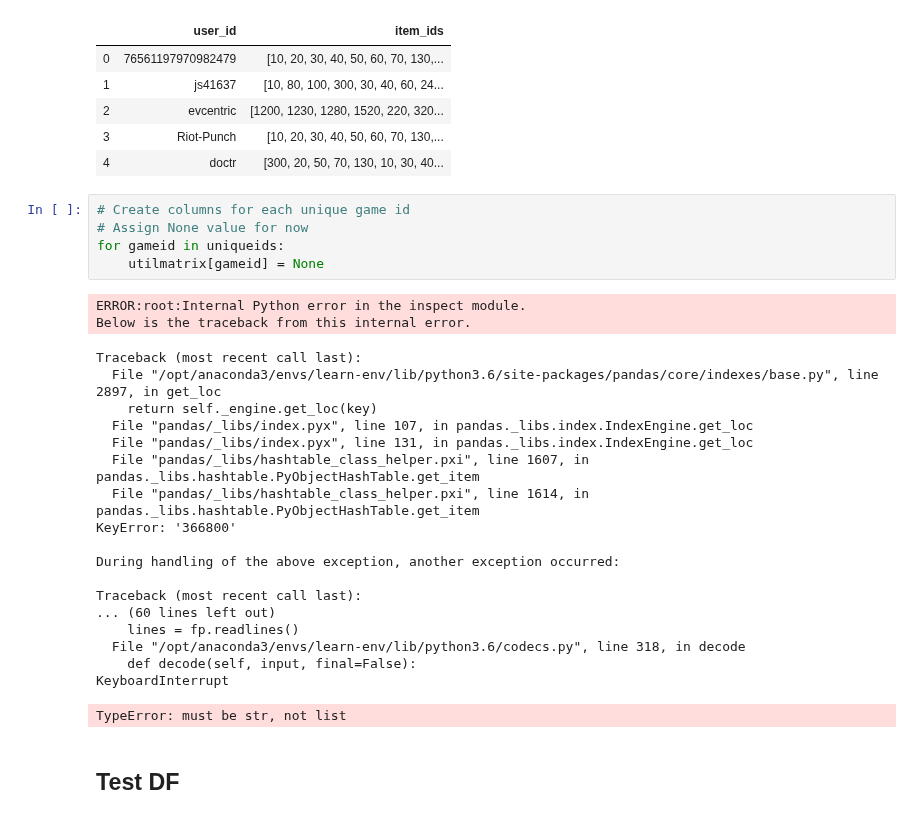
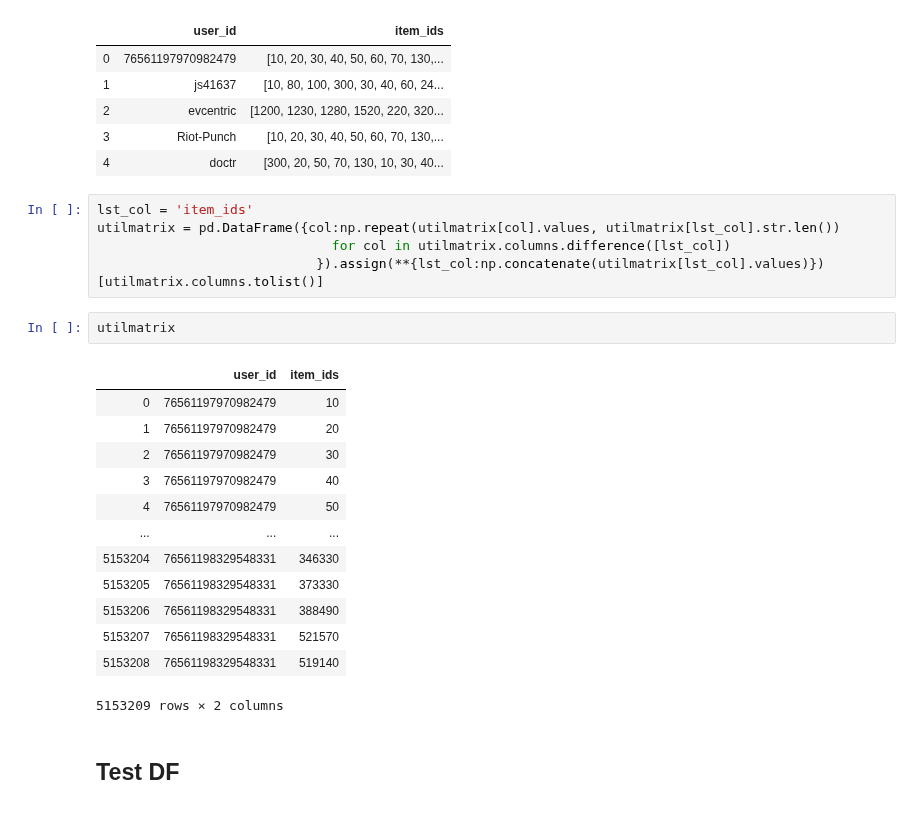
Before and after one commit to nadinezab/video-game-recs, a Jupyter notebook: 2-Data-Exploration.ipynb, the cells around one changed output. Saved outputs shown, nothing was run; the diff lists cells and outputs as text.

```diff
--- a/2-Data-Exploration.ipynb
+++ b/2-Data-Exploration.ipynb
@@ -156,32 +156,27 @@ utilmatrix.head()
 | 2 | evcentric | [1200, 1230, 1280, 1520, 220, 320... |
 | 3 | Riot-Punch | [10, 20, 30, 40, 50, 60, 70, 130,... |
 | 4 | doctr | [300, 20, 50, 70, 130, 10, 30, 40... |
-# %%
-# Create columns for each unique game id
-# Assign None value for now
-for gameid in uniqueids:
-    utilmatrix[gameid] = None
-# %% [output]
-ERROR:root:Internal Python error in the inspect module.
-Below is the traceback from this internal error.
-Traceback (most recent call last):
-  File "/opt/anaconda3/envs/learn-env/lib/python3.6/site-packages/pandas/core/indexes/base.py", line 2897, in get_loc
-    return self._engine.get_loc(key)
-  File "pandas/_libs/index.pyx", line 107, in pandas._libs.index.IndexEngine.get_loc
-  File "pandas/_libs/index.pyx", line 131, in pandas._libs.index.IndexEngine.get_loc
-  File "pandas/_libs/hashtable_class_helper.pxi", line 1607, in pandas._libs.hashtable.PyObjectHashTable.get_item
-  File "pandas/_libs/hashtable_class_helper.pxi", line 1614, in pandas._libs.hashtable.PyObjectHashTable.get_item
-KeyError: '366800'
-
-During handling of the above exception, another exception occurred:
-
-Traceback (most recent call last):
-... (60 lines left out)
-    lines = fp.readlines()
-  File "/opt/anaconda3/envs/learn-env/lib/python3.6/codecs.py", line 318, in decode
-    def decode(self, input, final=False):
-KeyboardInterrupt
-TypeError: must be str, not list
+# %%
+lst_col = 'item_ids'
+utilmatrix = pd.DataFrame({col:np.repeat(utilmatrix[col].values, utilmatrix[lst_col].str.len())
+                              for col in utilmatrix.columns.difference([lst_col])
+                            }).assign(**{lst_col:np.concatenate(utilmatrix[lst_col].values)})[utilmatrix.columns.tolist()]
+# %%
+utilmatrix
+# %% [output]
+|  | user_id | item_ids |
+| 0 | 76561197970982479 | 10 |
+| 1 | 76561197970982479 | 20 |
+| 2 | 76561197970982479 | 30 |
+| 3 | 76561197970982479 | 40 |
+| 4 | 76561197970982479 | 50 |
+| ... | ... | ... |
+| 5153204 | 76561198329548331 | 346330 |
+| 5153205 | 76561198329548331 | 373330 |
+| 5153206 | 76561198329548331 | 388490 |
+| 5153207 | 76561198329548331 | 521570 |
+| 5153208 | 76561198329548331 | 519140 |
+5153209 rows × 2 columns
 # %% [markdown]
 ## Test DF
 # %%
```
